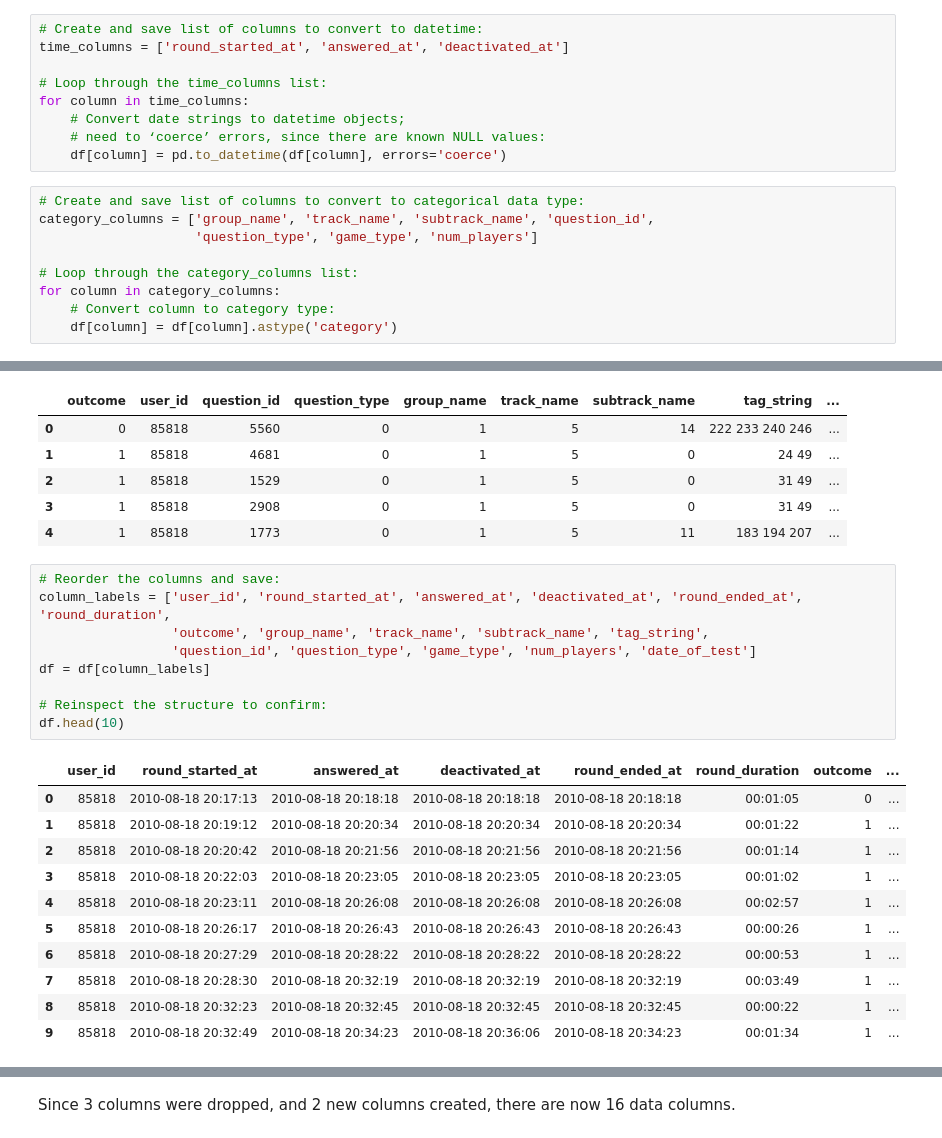
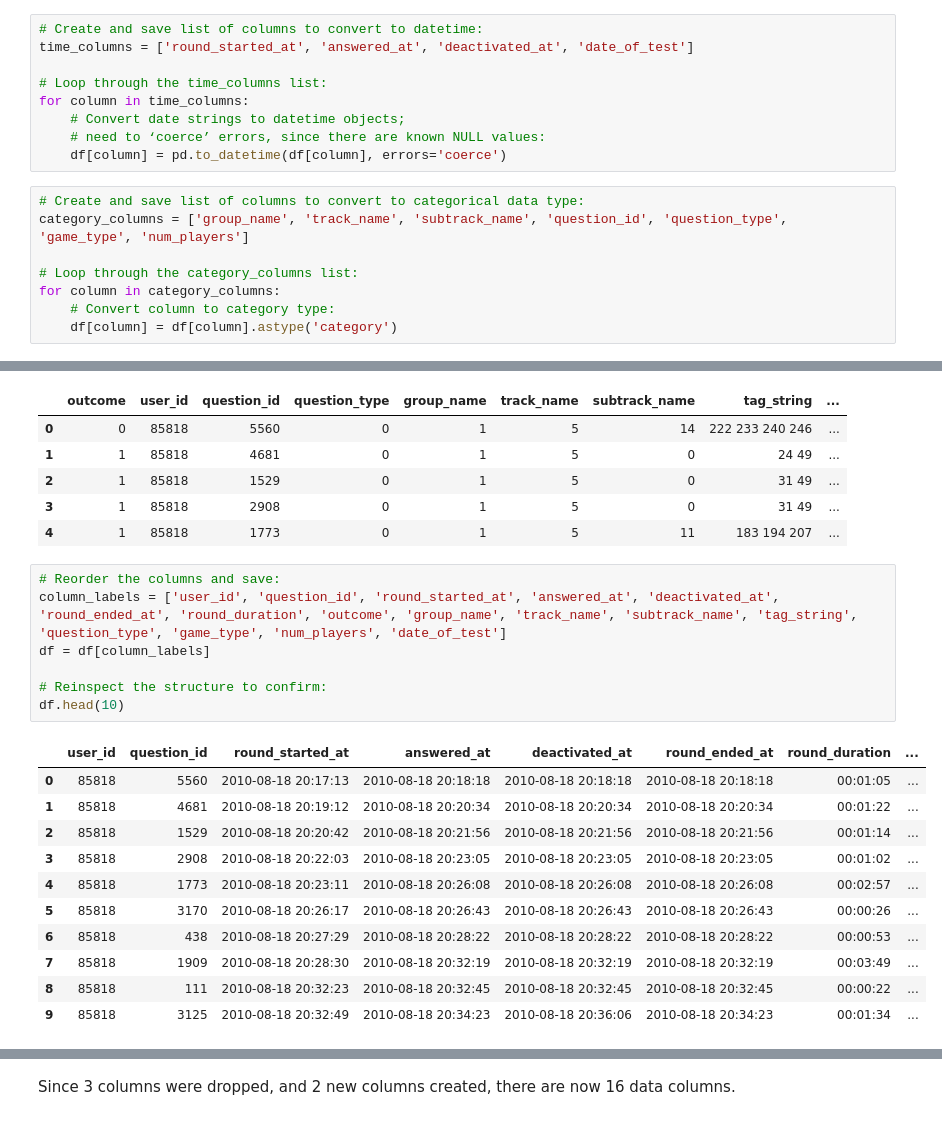
Before and after one commit to oserttas-math/predicting_assessment_mastery, a Jupyter notebook: notebooks/initial_data_exploration.ipynb, the cells around one changed output, grey strips where cells are left out. Cells and saved outputs as stored; diff of their text form.

```diff
--- a/notebooks/initial_data_exploration.ipynb
+++ b/notebooks/initial_data_exploration.ipynb
@@ -154,7 +154,7 @@ Variables can be eliminated. Rows could be indexed and columns could be ordered
 Some columns, such as those not included in the test dataset, can be removed. Once the `outcome` column is eliminated, the `correct` column could be renamed to 'outcome', as it is more semantic. New columns, `round_ended_at` and `round_duration`, should be created with the appropriate manipulation or calculation. First, all relevant columns need to be converted to datetime or category.
 # %%
 # Create and save list of columns to convert to datetime:
-time_columns = ['round_started_at', 'answered_at', 'deactivated_at']
+time_columns = ['round_started_at', 'answered_at', 'deactivated_at', 'date_of_test']
 
 # Loop through the time_columns list:
 for column in time_columns:
@@ -163,8 +163,7 @@ for column in time_columns:
     df[column] = pd.to_datetime(df[column], errors='coerce')
 # %%
 # Create and save list of columns to convert to categorical data type:
-category_columns = ['group_name', 'track_name', 'subtrack_name', 'question_id',
-                    'question_type', 'game_type', 'num_players']
+category_columns = ['group_name', 'track_name', 'subtrack_name', 'question_id', 'question_type', 'game_type', 'num_players']
 
 # Loop through the category_columns list:
 for column in category_columns:
@@ -204,25 +203,23 @@ df.head()
 | 4 | 1 | 85818 | 1773 | 0 | 1 | 5 | 11 | 183 194 207 | ... |
 # %%
 # Reorder the columns and save:
-column_labels = ['user_id', 'round_started_at', 'answered_at', 'deactivated_at', 'round_ended_at', 'round_duration',
-                 'outcome', 'group_name', 'track_name', 'subtrack_name', 'tag_string',
-                 'question_id', 'question_type', 'game_type', 'num_players', 'date_of_test']
+column_labels = ['user_id', 'question_id', 'round_started_at', 'answered_at', 'deactivated_at', 'round_ended_at', 'round_duration', 'outcome', 'group_name', 'track_name', 'subtrack_name', 'tag_string', 'question_type', 'game_type', 'num_players', 'date_of_test']
 df = df[column_labels]
 
 # Reinspect the structure to confirm:
 df.head(10)
 # %% [output]
-|  | user_id | round_started_at | answered_at | deactivated_at | round_ended_at | round_duration | outcome | ... |
-| 0 | 85818 | 2010-08-18 20:17:13 | 2010-08-18 20:18:18 | 2010-08-18 20:18:18 | 2010-08-18 20:18:18 | 00:01:05 | 0 | ... |
-| 1 | 85818 | 2010-08-18 20:19:12 | 2010-08-18 20:20:34 | 2010-08-18 20:20:34 | 2010-08-18 20:20:34 | 00:01:22 | 1 | ... |
-| 2 | 85818 | 2010-08-18 20:20:42 | 2010-08-18 20:21:56 | 2010-08-18 20:21:56 | 2010-08-18 20:21:56 | 00:01:14 | 1 | ... |
-| 3 | 85818 | 2010-08-18 20:22:03 | 2010-08-18 20:23:05 | 2010-08-18 20:23:05 | 2010-08-18 20:23:05 | 00:01:02 | 1 | ... |
-| 4 | 85818 | 2010-08-18 20:23:11 | 2010-08-18 20:26:08 | 2010-08-18 20:26:08 | 2010-08-18 20:26:08 | 00:02:57 | 1 | ... |
-| 5 | 85818 | 2010-08-18 20:26:17 | 2010-08-18 20:26:43 | 2010-08-18 20:26:43 | 2010-08-18 20:26:43 | 00:00:26 | 1 | ... |
-| 6 | 85818 | 2010-08-18 20:27:29 | 2010-08-18 20:28:22 | 2010-08-18 20:28:22 | 2010-08-18 20:28:22 | 00:00:53 | 1 | ... |
-| 7 | 85818 | 2010-08-18 20:28:30 | 2010-08-18 20:32:19 | 2010-08-18 20:32:19 | 2010-08-18 20:32:19 | 00:03:49 | 1 | ... |
-| 8 | 85818 | 2010-08-18 20:32:23 | 2010-08-18 20:32:45 | 2010-08-18 20:32:45 | 2010-08-18 20:32:45 | 00:00:22 | 1 | ... |
-| 9 | 85818 | 2010-08-18 20:32:49 | 2010-08-18 20:34:23 | 2010-08-18 20:36:06 | 2010-08-18 20:34:23 | 00:01:34 | 1 | ... |
+|  | user_id | question_id | round_started_at | answered_at | deactivated_at | round_ended_at | round_duration | ... |
+| 0 | 85818 | 5560 | 2010-08-18 20:17:13 | 2010-08-18 20:18:18 | 2010-08-18 20:18:18 | 2010-08-18 20:18:18 | 00:01:05 | ... |
+| 1 | 85818 | 4681 | 2010-08-18 20:19:12 | 2010-08-18 20:20:34 | 2010-08-18 20:20:34 | 2010-08-18 20:20:34 | 00:01:22 | ... |
+| 2 | 85818 | 1529 | 2010-08-18 20:20:42 | 2010-08-18 20:21:56 | 2010-08-18 20:21:56 | 2010-08-18 20:21:56 | 00:01:14 | ... |
+| 3 | 85818 | 2908 | 2010-08-18 20:22:03 | 2010-08-18 20:23:05 | 2010-08-18 20:23:05 | 2010-08-18 20:23:05 | 00:01:02 | ... |
+| 4 | 85818 | 1773 | 2010-08-18 20:23:11 | 2010-08-18 20:26:08 | 2010-08-18 20:26:08 | 2010-08-18 20:26:08 | 00:02:57 | ... |
+| 5 | 85818 | 3170 | 2010-08-18 20:26:17 | 2010-08-18 20:26:43 | 2010-08-18 20:26:43 | 2010-08-18 20:26:43 | 00:00:26 | ... |
+| 6 | 85818 | 438 | 2010-08-18 20:27:29 | 2010-08-18 20:28:22 | 2010-08-18 20:28:22 | 2010-08-18 20:28:22 | 00:00:53 | ... |
+| 7 | 85818 | 1909 | 2010-08-18 20:28:30 | 2010-08-18 20:32:19 | 2010-08-18 20:32:19 | 2010-08-18 20:32:19 | 00:03:49 | ... |
+| 8 | 85818 | 111 | 2010-08-18 20:32:23 | 2010-08-18 20:32:45 | 2010-08-18 20:32:45 | 2010-08-18 20:32:45 | 00:00:22 | ... |
+| 9 | 85818 | 3125 | 2010-08-18 20:32:49 | 2010-08-18 20:34:23 | 2010-08-18 20:36:06 | 2010-08-18 20:34:23 | 00:01:34 | ... |
 # %%
 # Inspect the restructured state of the dataframe:
 df.info()
```
Also changed, not shown: parts of 105 cells of this notebook, 5 other files.
